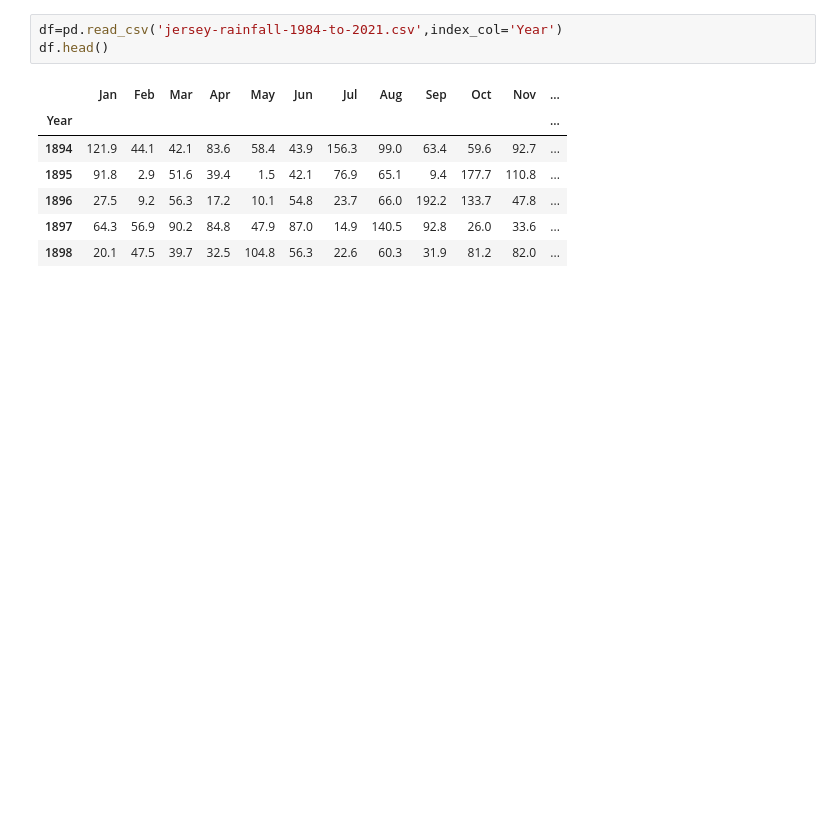
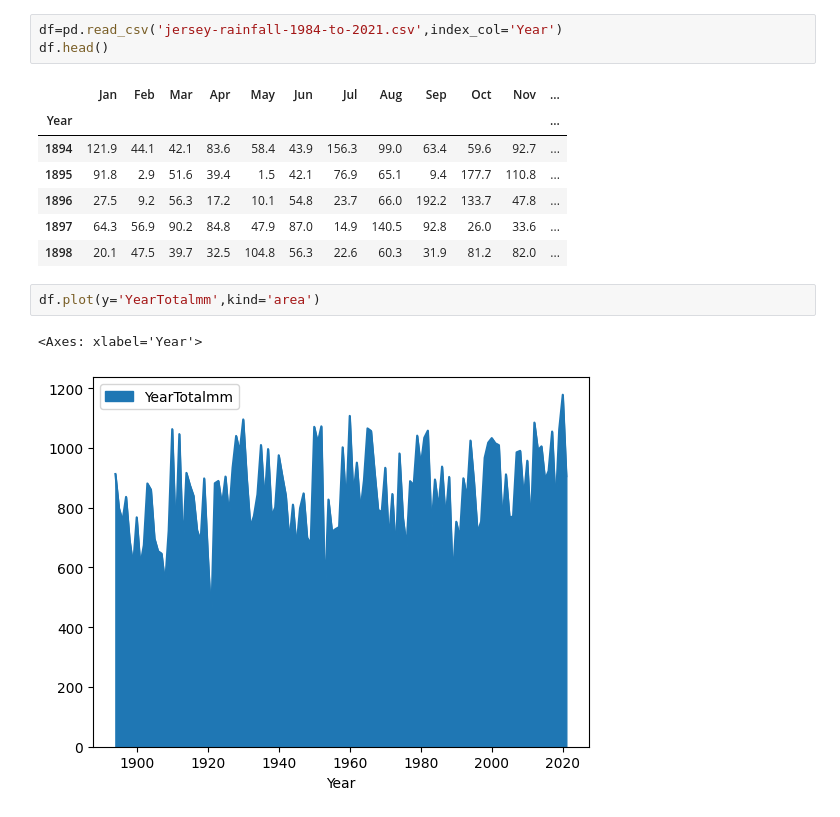
Before and after one commit to plavez/Jupyter, a Jupyter notebook: Matplotlib CSV.ipynb, the cells around one changed output. Cells and saved outputs as stored; diff of their text form; blank space fills up the shorter version.

```diff
--- a/Matplotlib CSV.ipynb
+++ b/Matplotlib CSV.ipynb
@@ -12,3 +12,8 @@ df.head()
 | 1896 | 27.5 | 9.2 | 56.3 | 17.2 | 10.1 | 54.8 | 23.7 | 66.0 | 192.2 | 133.7 | 47.8 | ... |
 | 1897 | 64.3 | 56.9 | 90.2 | 84.8 | 47.9 | 87.0 | 14.9 | 140.5 | 92.8 | 26.0 | 33.6 | ... |
 | 1898 | 20.1 | 47.5 | 39.7 | 32.5 | 104.8 | 56.3 | 22.6 | 60.3 | 31.9 | 81.2 | 82.0 | ... |
+# %%
+df.plot(y='YearTotalmm',kind='area')
+# %% [output]
+<Axes: xlabel='Year'>
+[figure, added]
```
Also changed, not shown: parts of 5 cells of this notebook.
